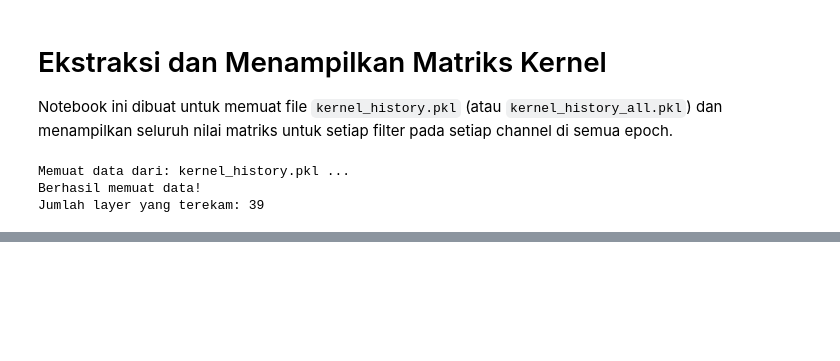
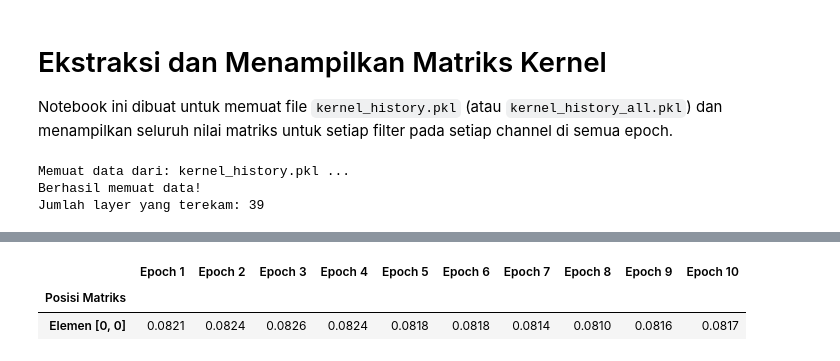
Before and after one commit to harrymardika/aksara-jawa, a Jupyter notebook: kernel.ipynb, the cells around one changed output, grey strips where cells are left out. Drawn from its saved outputs; the diff is of its cells as text; code cells hidden in the pictures; blank space fills up the shorter version.

```diff
--- a/kernel.ipynb
+++ b/kernel.ipynb
@@ -241,0 +148,92 @@ Selesai! Export ke: kernels
+# %%
+import sys
+import numpy as np
+import torch
+import pandas as pd
+from IPython.display import display, HTML
+
+np.set_printoptions(suppress=True)
+torch.set_printoptions(profile="full", sci_mode=False)
+
+def print_all_blocks_kernels_table_compact(history_dict, target_filter_idx=0, target_channel_idx=0):
+    """
+    Menampilkan nilai matriks (kernel) dalam bentuk Tabel Pandas yang kompak.
+    Mencetak nilai matriks untuk SEMUA layer pada setiap blok (Filter 0, Channel 0).
+    Menggabungkan Epoch 1-10 menjadi kolom-kolom dalam 1 tabel per layer agar tidak terkena limit output.
+    """
+    blocks = {}
+    for layer_name in history_dict.keys():
+        parts = layer_name.split('.')
+        if len(parts) >= 2 and parts[1].isdigit():
+            block_id = int(parts[1])
+            block_name = f"model.{block_id}"
+        else:
+            block_id = 999
+            block_name = "other"
+        blocks.setdefault((block_id, block_name), []).append(layer_name)
+
+    sorted_blocks = sorted(blocks.items(), key=lambda x: x[0][0])
+
+    for (block_id, block_name), layers_in_block in sorted_blocks:
+        total_layers = len(layers_in_block)
+        display(HTML(f"<h2 style='background-color:#2c3e50; color:white; padding:12px; margin-top:30px; border-radius:5px;'>BLOK: {block_name.upper()} ({total_layers} Layer)</h2>"))
+
+        for layer_idx, layer_name in enumerate(layers_in_block, start=1):
+            epochs_data = history_dict[layer_name]
+
+            # Header Layer dengan informasi lengkap
+            display(HTML(f"""
+            <div style='background-color:#4CAF50; color:white; padding:10px; border-radius:4px; margin-top:15px;'>
+                <h3 style='margin:0; padding:0;'>LAYER: {layer_name}</h3>
+                <p style='margin:5px 0 0 0; font-size:14px;'>
+                    <b>Asal Blok:</b> {block_name} &nbsp;|&nbsp;
+                    <b>Urutan Layer:</b> Ke-{layer_idx} dari {total_layers} layer pada blok ini &nbsp;|&nbsp;
+                    <b>Filter/Channel:</b> {target_filter_idx}/{target_channel_idx}
+                </p>
+            </div>
+            """))
+
+            table_data = {}
+            row_labels = None
+
+            for epoch_idx, epoch_tensor in enumerate(epochs_data):
+                epoch_np = epoch_tensor.detach().cpu().numpy()
+                ndim = epoch_np.ndim
+                num_filters = epoch_np.shape[0]
+                num_channels = epoch_np.shape[1] if ndim > 1 else 1
+
+                if target_filter_idx >= num_filters:
+                    continue
+
+                if ndim >= 2 and target_channel_idx < num_channels:
+                    if ndim >= 3:
+                        matrix = epoch_np[target_filter_idx, target_channel_idx]
+                    else:
+                        matrix = epoch_np[target_filter_idx]
+                else:
+                    matrix = epoch_np[target_filter_idx]
+
+                if row_labels is None:
+                    if matrix.ndim == 2:
+                        h, w = matrix.shape
+                        row_labels = [f"Elemen [{r}, {c}]" for r in range(h) for c in range(w)]
+                    elif matrix.ndim == 1:
+                        row_labels = [f"Elemen [{i}]" for i in range(len(matrix))]
+                    else:
+                        row_labels = ["Elemen [0]"]
+
+                table_data[f"Epoch {epoch_idx + 1}"] = matrix.flatten()
+
+            if table_data:
+                df = pd.DataFrame(table_data, index=row_labels)
+                df.index.name = "Posisi Matriks"
+                styled_df = df.style.format("{:.4f}").background_gradient(cmap='coolwarm', axis=None)
+                display(styled_df)
+            else:
+                print(f"Data filter {target_filter_idx} / channel {target_channel_idx} tidak tersedia.")
+
+            display(HTML("<hr style='border:1px dashed #ccc;'>"))
+
+print("Mencetak nilai matriks seluruh layer pada setiap blok secara kompak...")
+print_all_blocks_kernels_table_compact(kernel_history_all, target_filter_idx=0, target_channel_idx=0)
+# %% [output]
@@ -241,0 +274,3 @@ Selesai! Export ke: kernels
+|  | Epoch 1 | Epoch 2 | Epoch 3 | Epoch 4 | Epoch 5 | Epoch 6 | Epoch 7 | Epoch 8 | Epoch 9 | Epoch 10 |
+| Posisi Matriks |  |  |  |  |  |  |  |  |  |  |
+| Elemen [0, 0] | 0.0821 | 0.0824 | 0.0826 | 0.0824 | 0.0818 | 0.0818 | 0.0814 | 0.0810 | 0.0816 | 0.0817 |
```
Also changed, not shown: parts of 10 cells of this notebook.
